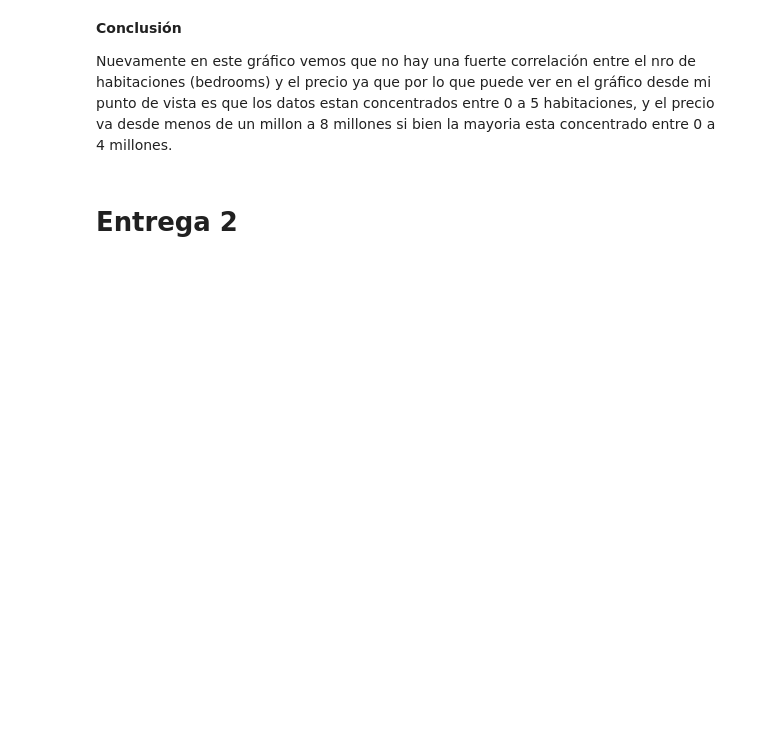
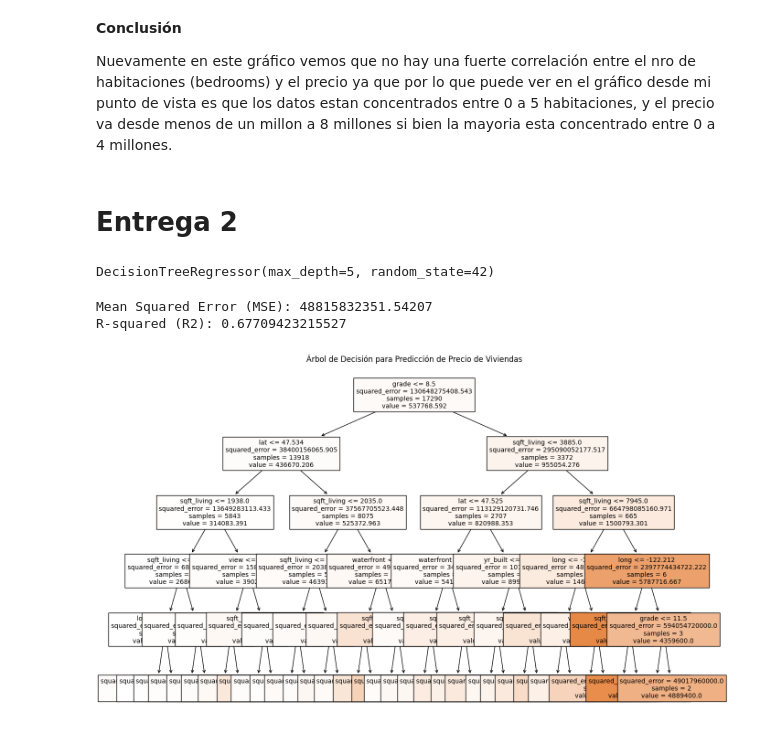
Before and after one commit to ndeleonardis/DataSetNoeliaDeLeonardis, a Jupyter notebook: Entregable_dataset_noelia_de_leonardis.ipynb, the cells around one changed output. Drawn from its saved outputs; the diff is of its cells as text; code cells hidden in the pictures; blank space fills up the shorter version.

```diff
--- a/Entregable_dataset_noelia_de_leonardis.ipynb
+++ b/Entregable_dataset_noelia_de_leonardis.ipynb
@@ -168,0 +177,43 @@ Nuevamente en este gráfico vemos que no hay una fuerte correlación entre el nr
+# %%
+#Preprocesamiento de datos
+# Selección de características y variable objetivo
+X = df[['bedrooms', 'bathrooms', 'sqft_living', 'sqft_lot', 'floors',
+        'waterfront', 'view', 'condition', 'grade', 'sqft_above',
+        'sqft_basement', 'yr_built', 'yr_renovated', 'zipcode',
+        'lat', 'long', 'sqft_living15', 'sqft_lot15']]
+y = df['price']
+
+# Dividir el dataset en conjunto de entrenamiento y prueba
+X_train, X_test, y_train, y_test = train_test_split(X, y, test_size=0.2, random_state=42)
+# %%
+ #Entrenamiento del modelo de árbol de decisión
+ # Crear el modelo de árbol de decisión
+
+model = DecisionTreeRegressor(max_depth=5, random_state=42)  # Ajustar la profundidad máxima del árbol según sea necesario
+
+# Entrenar el modelo
+model.fit(X_train, y_train)
+# %% [output]
+DecisionTreeRegressor(max_depth=5, random_state=42)
+# %%
+#Evaluacion del modelo
+# Predecir en el conjunto de prueba
+y_pred = model.predict(X_test)
+
+# Calcular métricas de evaluación
+mse = mean_squared_error(y_test, y_pred)
+r2 = r2_score(y_test, y_pred)
+
+print(f'Mean Squared Error (MSE): {mse}')
+print(f'R-squared (R2): {r2}')
+# %% [output]
+Mean Squared Error (MSE): 48815832351.54207
+R-squared (R2): 0.67709423215527
+# %%
+# Visualizar el árbol de decisión
+plt.figure(figsize=(15, 10))
+plot_tree(model, feature_names=X.columns, filled=True, fontsize=10)
+plt.title("Árbol de Decisión para Predicción de Precio de Viviendas")
+plt.show()
+# %% [output]
+[figure, added]
```
Also changed, not shown: parts of 2 cells of this notebook.
